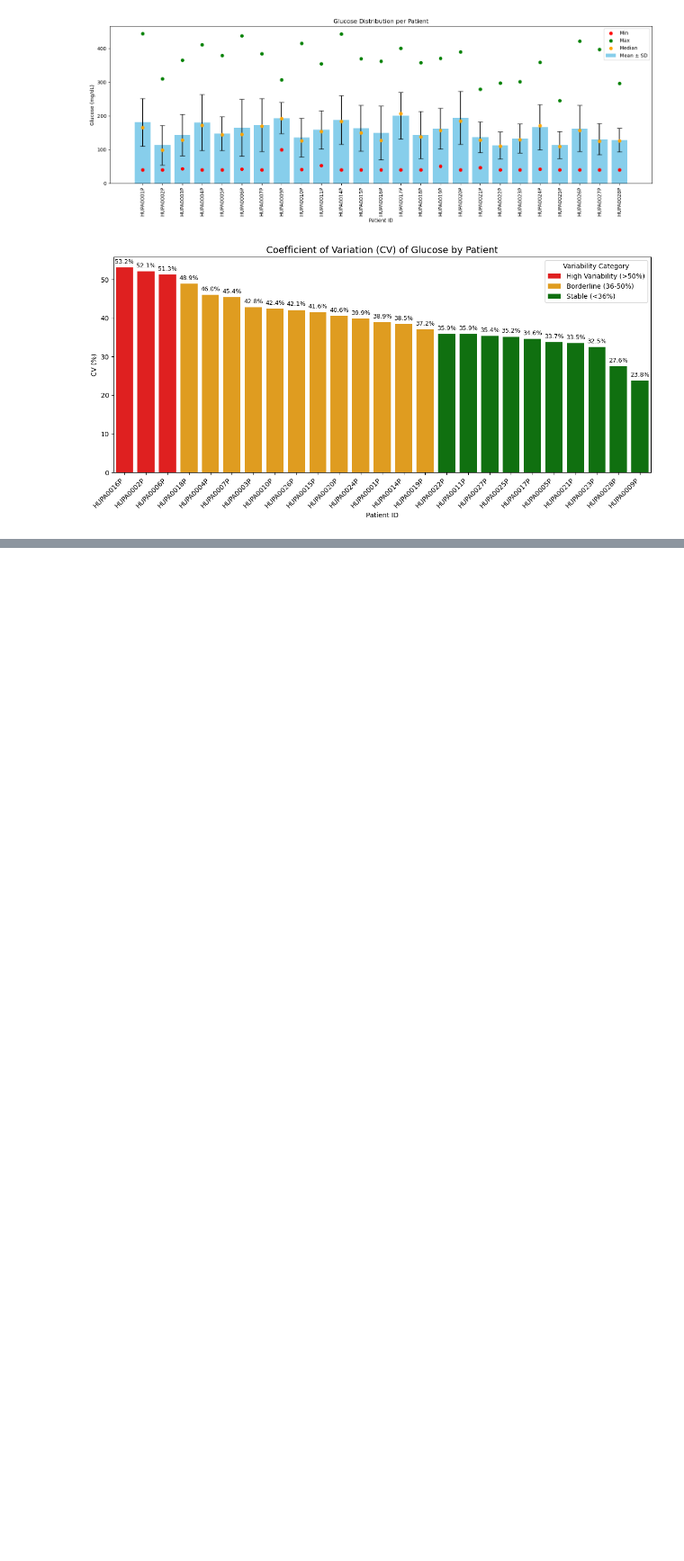
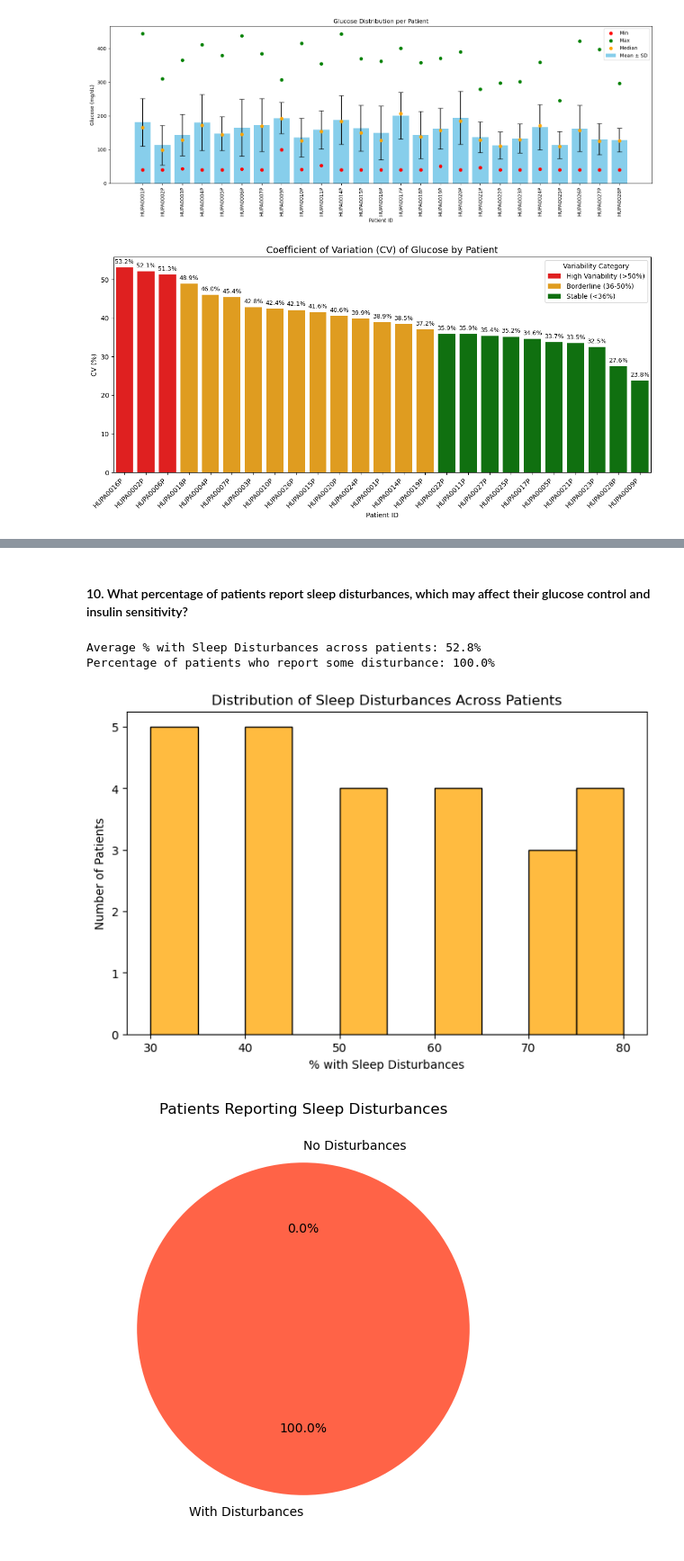
Before and after one commit to Psree10/Team10_PythonWranglers_PythonHackathon_August25, a Jupyter notebook: notebooks/Team10_PythonWranglers_2.DescriptiveAnalysis.ipynb, the cells around one changed output, grey strips where cells are left out. Shown at 90% size. Drawn from its saved outputs; the diff is of its cells as text; code cells hidden in the pictures; blank space fills up the shorter version.

```diff
--- a/notebooks/Team10_PythonWranglers_2.DescriptiveAnalysis.ipynb
+++ b/notebooks/Team10_PythonWranglers_2.DescriptiveAnalysis.ipynb
@@ -220,0 +337,48 @@ plt.show()
+# %% [markdown]
+#### 10. What percentage of patients report sleep disturbances, which may affect their glucose control and insulin sensitivity?
+# %%
+# --- Sleep Disturbances Analysis ---
+
+# Take one record per patient
+patients_sleep = dfT1DData.drop_duplicates(subset=["patient_id"])[
+    ["patient_id", "% with Sleep Disturbances"]
+]
+
+#  Normalize to 0–100.
+if patients_sleep["% with Sleep Disturbances"].max() <= 1:
+    patients_sleep["% with Sleep Disturbances"] *= 100
+
+# Overall average % of patients reporting disturbances
+avg_disturbance_pct = patients_sleep["% with Sleep Disturbances"].mean()
+
+# Count how many patients report ANY disturbance (>0%)
+pct_any_disturbance = (patients_sleep["% with Sleep Disturbances"] > 0).mean() * 100
+
+print(f"Average % with Sleep Disturbances across patients: {avg_disturbance_pct:.1f}%")
+print(f"Percentage of patients who report some disturbance: {pct_any_disturbance:.1f}%")
+
+# --- Visualization ---
+import matplotlib.pyplot as plt
+import seaborn as sns
+
+# Histogram of disturbance %
+plt.figure(figsize=(8,5))
+sns.histplot(patients_sleep["% with Sleep Disturbances"], bins=10, color="orange", edgecolor="black")
+plt.title("Distribution of Sleep Disturbances Across Patients")
+plt.xlabel("% with Sleep Disturbances")
+plt.ylabel("Number of Patients")
+plt.show()
+
+# Pie chart: any disturbance vs none
+plt.figure(figsize=(6,6))
+labels = ["With Disturbances", "No Disturbances"]
+sizes = [pct_any_disturbance, 100 - pct_any_disturbance]
+colors = ["tomato", "lightgreen"]
+plt.pie(sizes, labels=labels, autopct="%.1f%%", colors=colors, startangle=90)
+plt.title("Patients Reporting Sleep Disturbances")
+plt.show()
+# %% [output]
+Average % with Sleep Disturbances across patients: 52.8%
+Percentage of patients who report some disturbance: 100.0%
+[figure, added]
+[figure, added]
```
Also changed, not shown: parts of 5 cells of this notebook, 2 other files.
